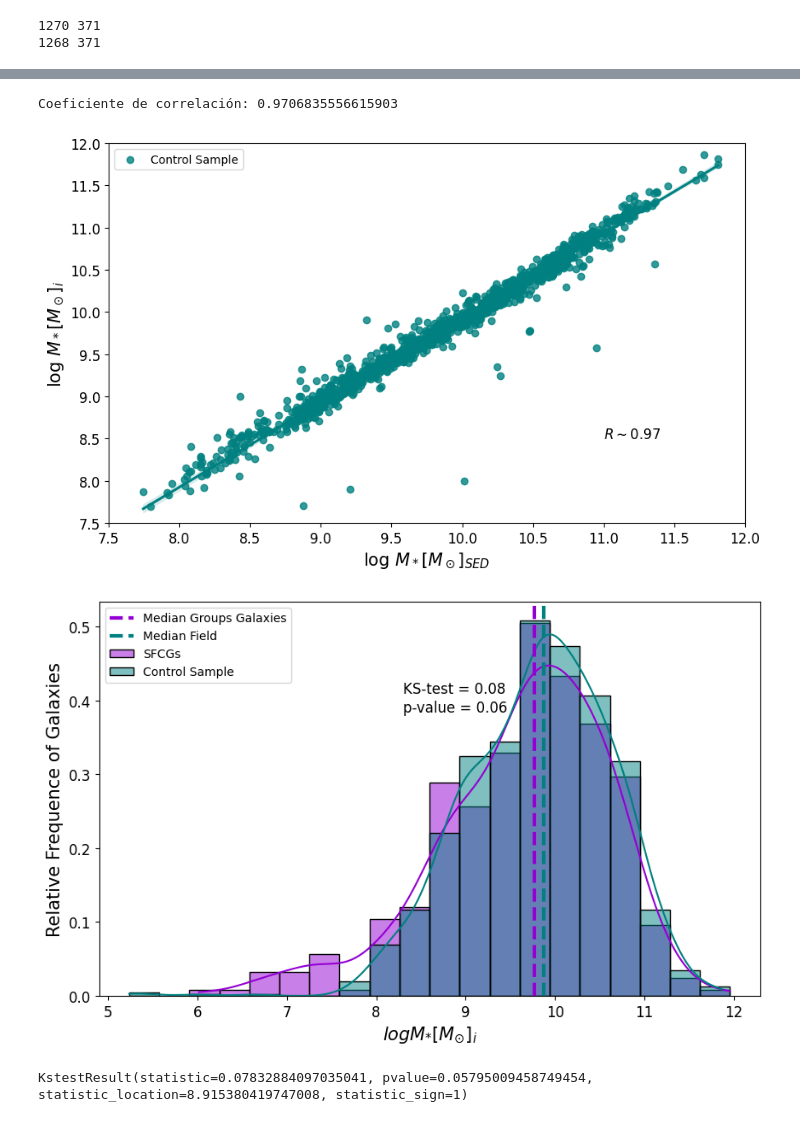
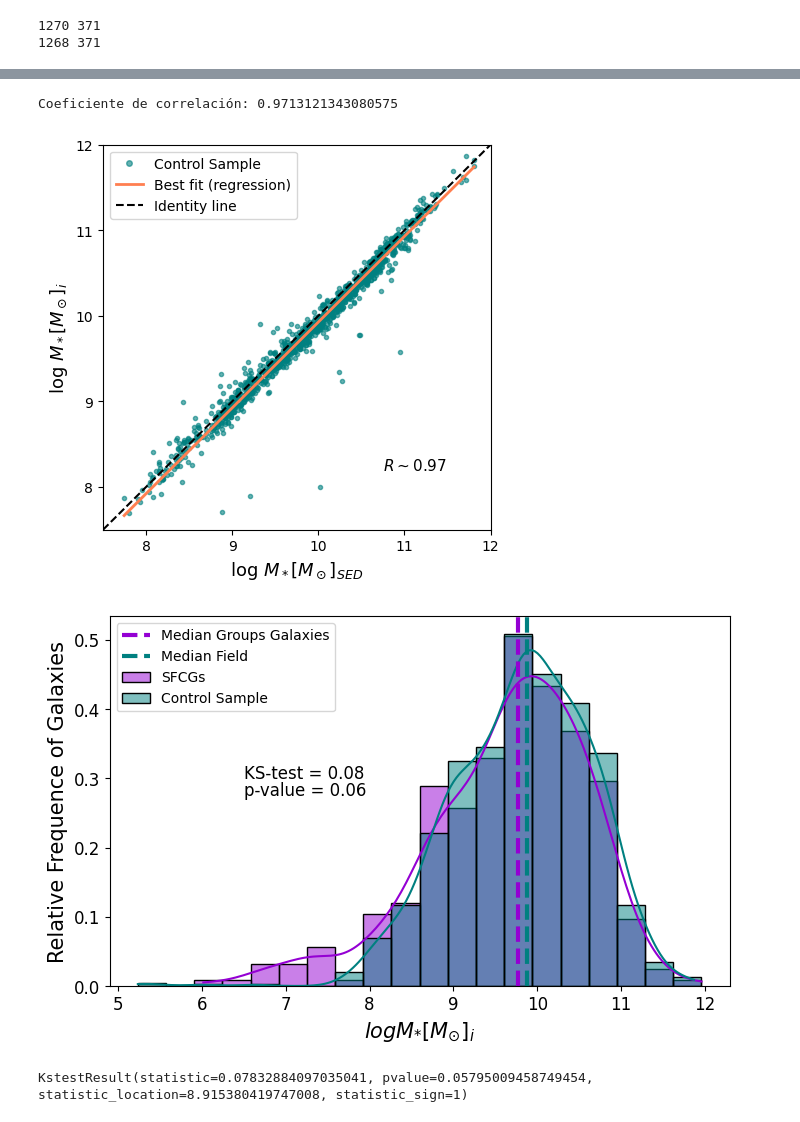
Before and after one commit to Siortiz/MorphoLS, a Jupyter notebook: Analysis/Masas.ipynb, the cells around one changed output, grey strips where cells are left out. Cells and saved outputs as stored; diff of their text form; code cells hidden in the pictures.

```diff
--- a/Analysis/Masas.ipynb
+++ b/Analysis/Masas.ipynb
@@ -146,39 +156,43 @@ print(masas_control_sed, masas_control_phot)
 # %%
 # Verificar y limpiar los datos
 valid_indices = np.isfinite(masas_control_filtrado_phot) & np.isfinite(masas_control_filtrado_sed)
 data1_clean = masas_control_filtrado_sed[valid_indices]
 data2_clean = masas_control_filtrado_phot[valid_indices]
 
 # Calcular el coeficiente de correlación solo si hay datos válidos
 if len(data1_clean) > 0 and len(data2_clean) > 0:
     correlation_coefficient = np.corrcoef(data1_clean, data2_clean)[0, 1]
     print("Coeficiente de correlación:", correlation_coefficient)
 else:
     print("No hay suficientes datos válidos para calcular el coeficiente de correlación.")
 
 # Configurar la figura y el tamaño
-plt.figure(figsize=(10, 6))
+plt.figure(figsize=(5, 5))
 
 # Graficar la regresión lineal
-sns.regplot(x=data1_clean, y=data2_clean, color='teal', label='Control Sample')
-plt.annotate("$R \sim 0.97$", xy=(11, 8.5), xytext=(11, 8.5), fontsize=12, color='black')
-#x_id = np.linspace(5, 13, 10)
-#plt.plot(x_id, x_id, color='black')
+sns.regplot(x=data1_clean, y=data2_clean, ci=68, marker='.', scatter_kws={'color': 'teal', 'alpha': 0.6, 'label':'Control Sample', 'marker':'.'}, line_kws={'color': 'coral', 'linewidth': 2, 'label':'Best fit (regression)'})
+plt.annotate("$R \sim 0.97$", xy=(11, 8.5), xytext=(10.75, 8.2), fontsize=11, color='black')
+x_id = np.linspace(5, 13, 10)
+plt.plot(x_id, x_id, color='black', linestyle='--', label='Identity line')
 # Configurar etiquetas de los ejes
-plt.xticks(size=12)
-plt.yticks(size=12)
+tick_positions= np.arange(6, 13, 1)
+plt.xticks(tick_positions, fontsize=10)
+plt.yticks(tick_positions, size=10)
 plt.xlim(7.5, 12)
 plt.ylim(7.5, 12)
 
-plt.xlabel('log $M_*[M_\odot]_{SED}$', size=15)
-plt.ylabel('log $M_*[M_\odot]_i$', size=15)
-#plt.title('$log M_{*}$ with SED and color for Control Sample Galaxies', size=17)
-plt.legend()
+plt.xlabel('log $M_*[M_\odot]_{SED}$', size=13)
+plt.ylabel('log $M_*[M_\odot]_i$', size=13)
+# Crear manualmente un handle para los puntos de dispersión
+scatter_handle = Line2D([], [], marker='.', color='teal', linestyle='None', markersize=8, alpha=0.6, label='Control Sample')
+
+# Agregar la leyenda manualmente
+plt.legend(handles=[scatter_handle] + plt.gca().get_legend_handles_labels()[0], fontsize=10)
 # Mostrar el gráfico
 plt.show()
 # %% [output]
-Coeficiente de correlación: 0.9706835556615903
+Coeficiente de correlación: 0.9713121343080575
-[figure, old version]
+[figure, new version]
 # %%
 masas_control_filtrado_phot = control_filtrado['stellar_mass_phot_i'][control_filtrado['stellar_mass']>0]
 masas_grupos = grupos['stellar_mass_phot_i']
@@ -186,7 +200,7 @@ masas_grupos = grupos['stellar_mass_phot_i']
 bin_edges = np.linspace(min(masas_control_filtrado_phot.min(), masas_grupos.min()),
                         max(masas_control_filtrado_phot.max(), masas_grupos.max()),
                         21)
-plt.figure(figsize=(10, 6))
+plt.figure(figsize=(8, 4.8))
 sns.histplot(masas_grupos, kde=True, stat='density', alpha=0.5, bins=bin_edges, color='darkviolet', label='SFCGs')
 sns.histplot(masas_control_filtrado_phot, kde=True, stat='density', alpha=0.5, bins=bin_edges, color='teal', label='Control Sample')
 
@@ -200,8 +214,8 @@ plt.axvline(median_x_2, color='teal', linestyle='--', linewidth=3, label='Median
 
 plt.xticks(size=12)
 plt.yticks(size=12)
-plt.annotate("KS-test = 0.08", xy=(8.3, 0.41), xytext=(8.3, 0.41), fontsize=12, color='black')
-plt.annotate("p-value = 0.06", xy=(8.3, 0.385), xytext=(8.3, 0.385), fontsize=12, color='black')
+plt.annotate("KS-test = 0.08", xy=(8, 0.41), xytext=(6.5, 0.3), fontsize=12, color='black')
+plt.annotate("p-value = 0.06", xy=(8, 0.385), xytext=(6.5, 0.275), fontsize=12, color='black')
 
 
 # Etiquetas y título
@@ -211,7 +225,7 @@ plt.ylabel('Relative Frequence of Galaxies', size=15)
 plt.legend()
 plt.show()
 # %% [output]
-[figure, old version]
+[figure, new version]
 # %%
 ks_2samp(masas_grupos, masas_control_filtrado_phot)
 # %% [output]
```
Also changed, not shown: parts of 7 cells of this notebook, 13 other files.
